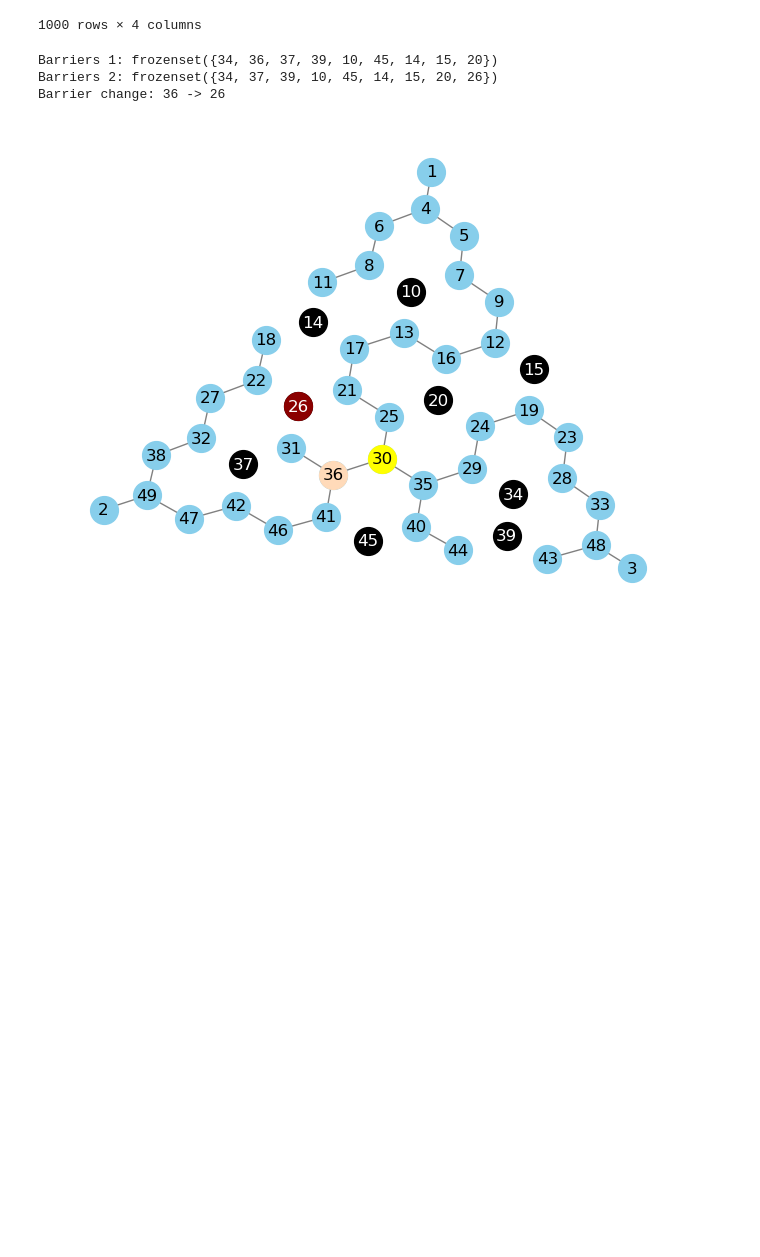
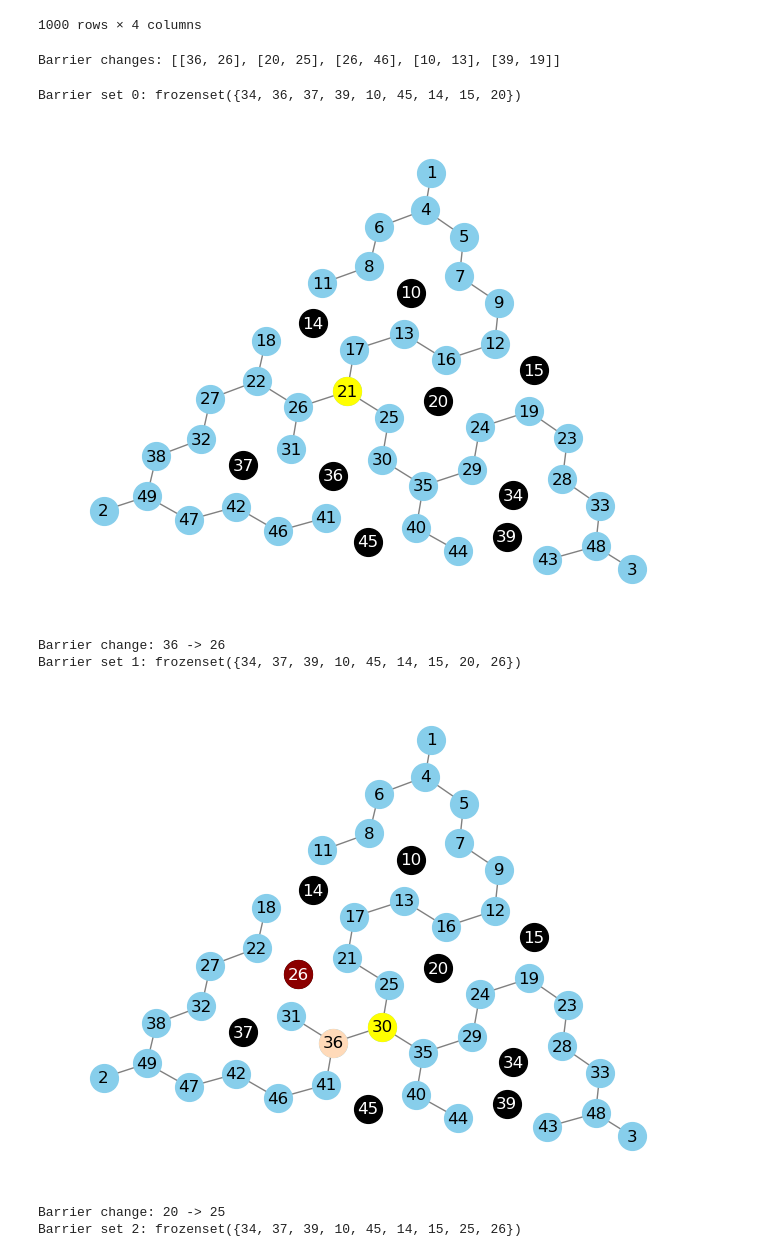
Before and after one commit to calderast/Hex-maze, a Jupyter notebook: Tutorials/Plotting_Hex_Mazes.ipynb, the cells around one changed output. Saved outputs shown, nothing was run; the diff lists cells and outputs as text; code cells hidden in the pictures; blank space fills up the shorter version.

Commit message:
update plotting barrier sequences

```diff
--- a/Tutorials/Plotting_Hex_Mazes.ipynb
+++ b/Tutorials/Plotting_Hex_Mazes.ipynb
@@ -95,19 +27,49 @@ def plot_barrier_change_hex_maze(barriers, old_barrier, new_barrier):
-# %%
-i = 1
-barrier_sequence = barrier_df.iloc[i]['barrier_sequence']
-
-bars1 = barrier_sequence[0]
-bars2 = barrier_sequence[1]
-
-oldb, newb = get_barrier_change(bars1, bars2)
-
-print("Barriers 1:", bars1)
-print("Barriers 2:", bars2)
-print(f"Barrier change: {oldb} -> {newb}")
-
-plot_barrier_change_hex_maze(bars2, oldb, newb)
-# %% [output]
-Barriers 1: frozenset({34, 36, 37, 39, 10, 45, 14, 15, 20})
-Barriers 2: frozenset({34, 37, 39, 10, 45, 14, 15, 20, 26})
-Barrier change: 36 -> 26
-[figure, removed]
+# %%
+def plot_barrier_change_sequence(barrier_sequence):
+    '''
+    Given a sequence of barrier sets that each differ by the movement of
+    a single barrier, plot each maze in the sequence with the moved barriers
+    indicated on each maze.
+
+    Open hexes are shown in light blue, connected by thin grey lines.
+    Barriers are shown in dark grey. Choice point(s) are in yellow.
+    The now-open hex where the barrier used to be is shown in pale red.
+    The new barrier is shown in dark red.
+
+    Args:
+    barrier_sequence (list of sets): List of sequential barrier sets
+    '''
+
+    # Find the barriers moved from one configuration to the next
+    barrier_changes = get_barrier_changes(barrier_sequence)
+
+    # First print and plot the first barrier set
+    print(f"Barrier set 0: {barrier_sequence[0]}")
+    plot_hex_maze(barrier_sequence[0])
+
+    # Now print barrier change info and plot each successive barrier set
+    for i, (barriers, (old_barrier, new_barrier)) in enumerate(zip(barrier_sequence[1:], barrier_changes)):
+        print(f"Barrier change: {old_barrier} -> {new_barrier}")
+        print(f"Barrier set {i+1}: {barriers}")
+        plot_hex_maze(barriers, old_barrier, new_barrier)
+# %%
+# Get an example barrier sequence
+i = 1
+barrier_sequence = barrier_df.iloc[i]['barrier_sequence']
+
+# Print the barrier changes
+barrier_changes = get_barrier_changes(barrier_sequence)
+print(f"Barrier changes: {barrier_changes}\n")
+# %% [output]
+Barrier changes: [[36, 26], [20, 25], [26, 46], [10, 13], [39, 19]]
+# %%
+# Plot the barrier changes
+plot_barrier_change_sequence(barrier_sequence)
+# %% [output]
+Barrier set 0: frozenset({34, 36, 37, 39, 10, 45, 14, 15, 20})
+[figure, added]
+Barrier change: 36 -> 26
+Barrier set 1: frozenset({34, 37, 39, 10, 45, 14, 15, 20, 26})
+[figure, added]
+Barrier change: 20 -> 25
+Barrier set 2: frozenset({34, 37, 39, 10, 45, 14, 15, 25, 26})
```
Also changed, not shown: parts of 3 cells of this notebook, 1 other file.
